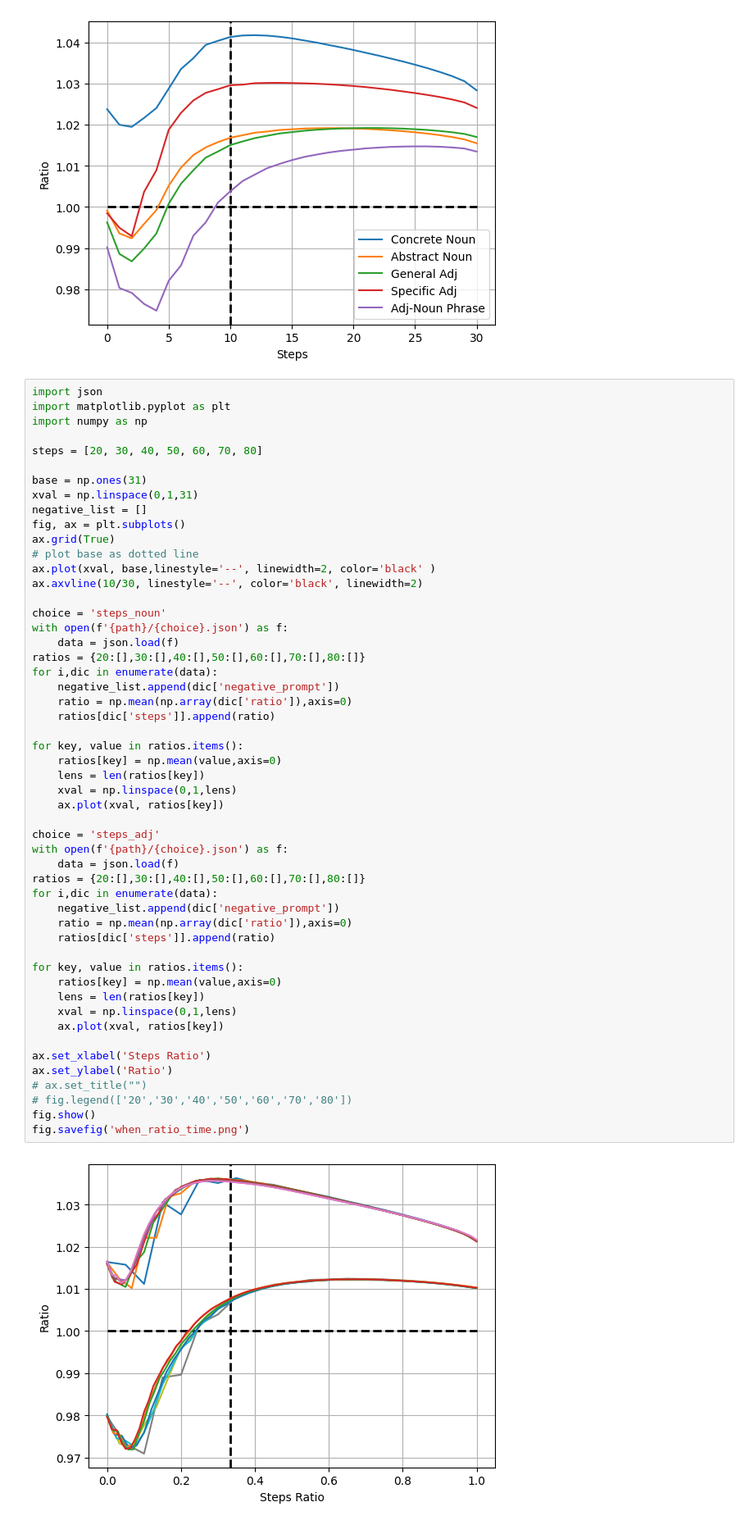
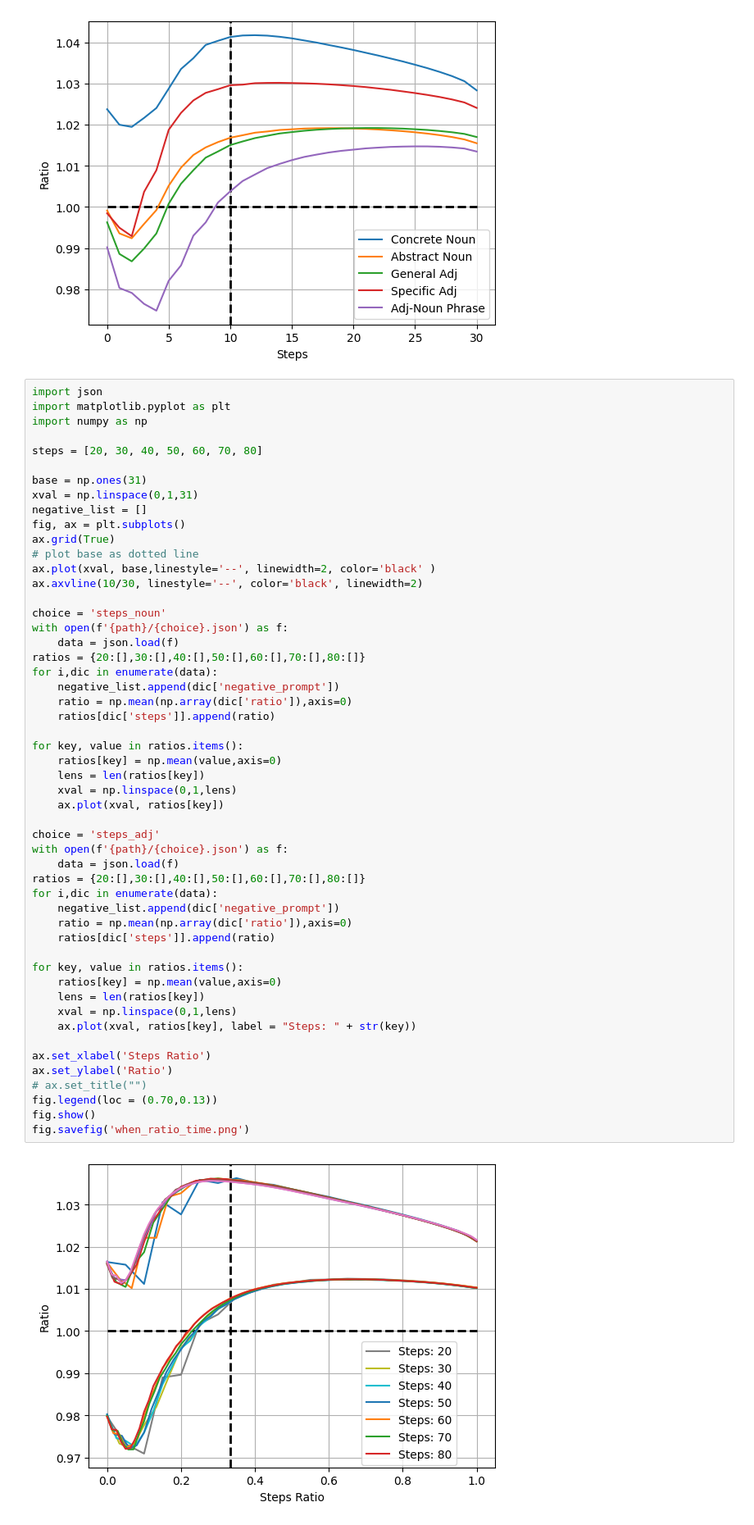
Before and after one commit to banyuanhao/daam, a Jupyter notebook: wrapupdata/wrapup_ratio_rubuttal.ipynb, the cells around one changed output. Shown at 82% size. Drawn from its saved outputs; the diff is of its cells as text.

```diff
--- a/wrapupdata/wrapup_ratio_rubuttal.ipynb
+++ b/wrapupdata/wrapup_ratio_rubuttal.ipynb
@@ -131,36 +131,36 @@ for i,dic in enumerate(data):
     negative_list.append(dic['negative_prompt'])
     ratio = np.mean(np.array(dic['ratio']),axis=0)
     ratios[dic['steps']].append(ratio)
 
 for key, value in ratios.items():
     ratios[key] = np.mean(value,axis=0)
     lens = len(ratios[key])
     xval = np.linspace(0,1,lens)
     ax.plot(xval, ratios[key])
 
 choice = 'steps_adj'
 with open(f'{path}/{choice}.json') as f:
     data = json.load(f)
 ratios = {20:[],30:[],40:[],50:[],60:[],70:[],80:[]}
 for i,dic in enumerate(data):
     negative_list.append(dic['negative_prompt'])
     ratio = np.mean(np.array(dic['ratio']),axis=0)
     ratios[dic['steps']].append(ratio)
 
 for key, value in ratios.items():
     ratios[key] = np.mean(value,axis=0)
     lens = len(ratios[key])
     xval = np.linspace(0,1,lens)
-    ax.plot(xval, ratios[key])
+    ax.plot(xval, ratios[key], label = "Steps: " + str(key))
 
 ax.set_xlabel('Steps Ratio')
 ax.set_ylabel('Ratio')
 # ax.set_title("")
-# fig.legend(['20','30','40','50','60','70','80'])
+fig.legend(loc = (0.70,0.13))
 fig.show()
 fig.savefig('when_ratio_time.png')
 # %% [output]
-[figure, old version]
+[figure, new version]
 # %%
 import json
 import matplotlib.pyplot as plt
```
Also changed, not shown: 10 other files.
